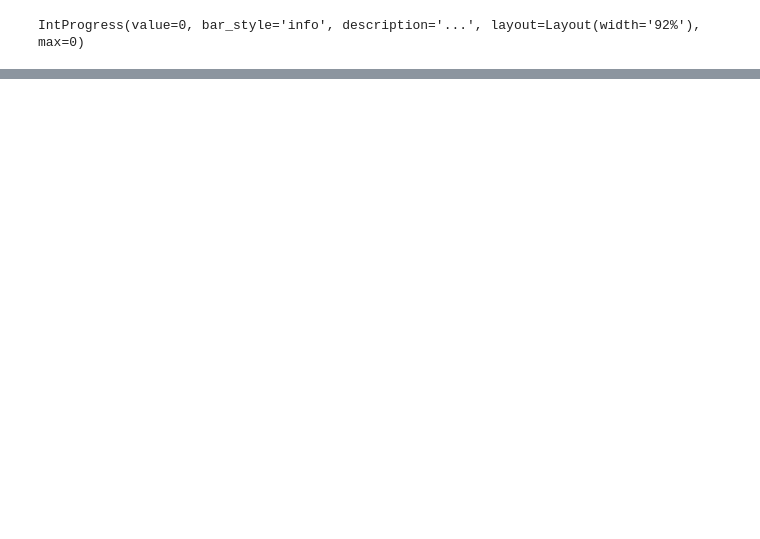
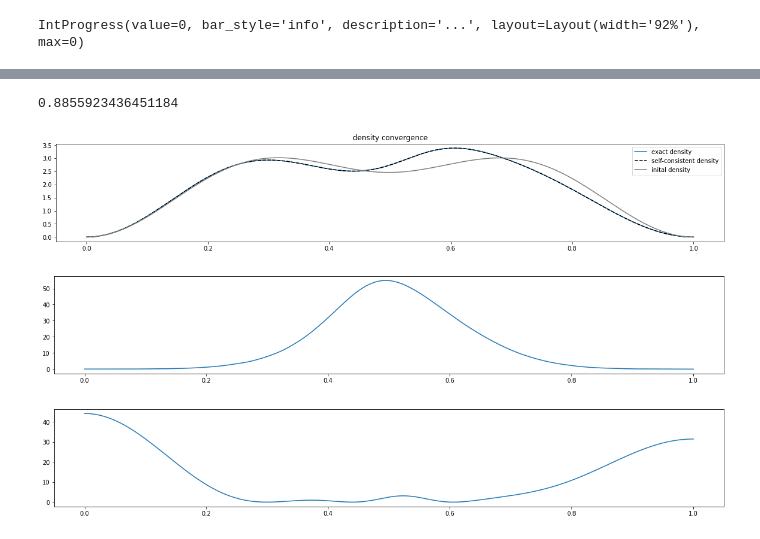
Before and after one commit to danlukic/QuantumFlow, a Jupyter notebook: notebooks/4_self_consistent_densities.ipynb, the cells around one changed output, grey strips where cells are left out. Saved outputs shown, nothing was run; the diff lists cells and outputs as text; code cells hidden in the pictures; blank space fills up the shorter version.

```diff
--- a/notebooks/4_self_consistent_densities.ipynb
+++ b/notebooks/4_self_consistent_densities.ipynb
@@ -381,0 +786,25 @@ model_performance(params, model, vW_model, dataset, density=self_consistent_dens
+# %%
+recordings = {key:[] for key in params['record'].keys()}
+
+for batch in range(dataset.dataset_size // batch_size):
+    for key, value in load_hdf5(os.path.join(base_dir, run_name, 'recordings_{:05d}.hdf5'.format(batch))).items():
+        recordings[key].append(value)
+
+for key in recordings.keys():
+    recordings[key] = np.concatenate(recordings[key], axis=1)
+
+self_consistent_value = recordings['value'][-1]
+
+self_consistency_method.plot_performance(dataset, value=self_consistent_value, batch_size=params['batch_size'])
+
+if params['pseudo_wavefunction']:
+    self_consistent_density = tf.square(self_consistent_value)
+else:
+    self_consistent_density = self_consistent_value
+
+density_err = (self_consistent_density - dataset.density)
+density_norm_err = integrate(np.abs(density_err), dataset.h)
+print('Density:')
+print('MAE:', np.nanmean(density_norm_err))
+print('AE_std:', np.std(density_norm_err))
+print('AE_max:', np.max(density_norm_err))
@@ -455,0 +926,25 @@ plt.show()
+# %%
+worst_index = np.argmax(kenergies_err[-1])
+print(kenergies_err[-1][worst_index])
+
+plt.figure(figsize=figsize, dpi=dpi)
+plt.plot(dataset.x, np.transpose(dataset.density[worst_index:worst_index+1]), label='exact density')
+plt.plot(dataset.x, np.transpose(self_consistent_density[worst_index:worst_index+1]), 'k--', label='self-consistent density')
+plt.plot(dataset.x, np.transpose(initial_density[0:1]), 'grey', label='inital density')
+plt.legend()
+plt.title('density convergence')
+plt.show()
+
+if plot_kinetic_energy_density:
+    plt.figure(figsize=figsize, dpi=dpi)
+    plt.plot(dataset.x, np.transpose(model_kinetic_energy_density[-1, worst_index:worst_index+1]))
+    plt.show()
+
+    plt.figure(figsize=figsize, dpi=dpi)
+    plt.plot(dataset.x, np.transpose(vW_kinetic_energy_density[-1, worst_index:worst_index+1]))
+    plt.show()
+# %% [output]
+0.8855923436451184
+[figure, added]
+[figure, added]
+[figure, added]
```
Also changed, not shown: parts of 17 cells of this notebook, 5 other files.
